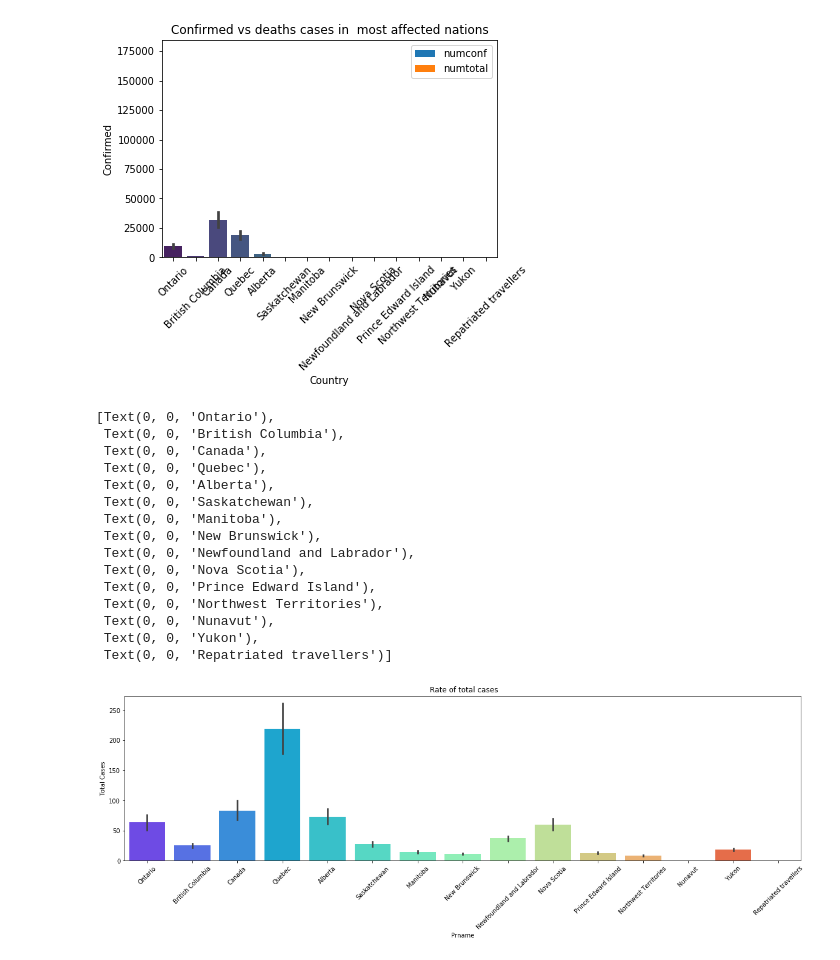
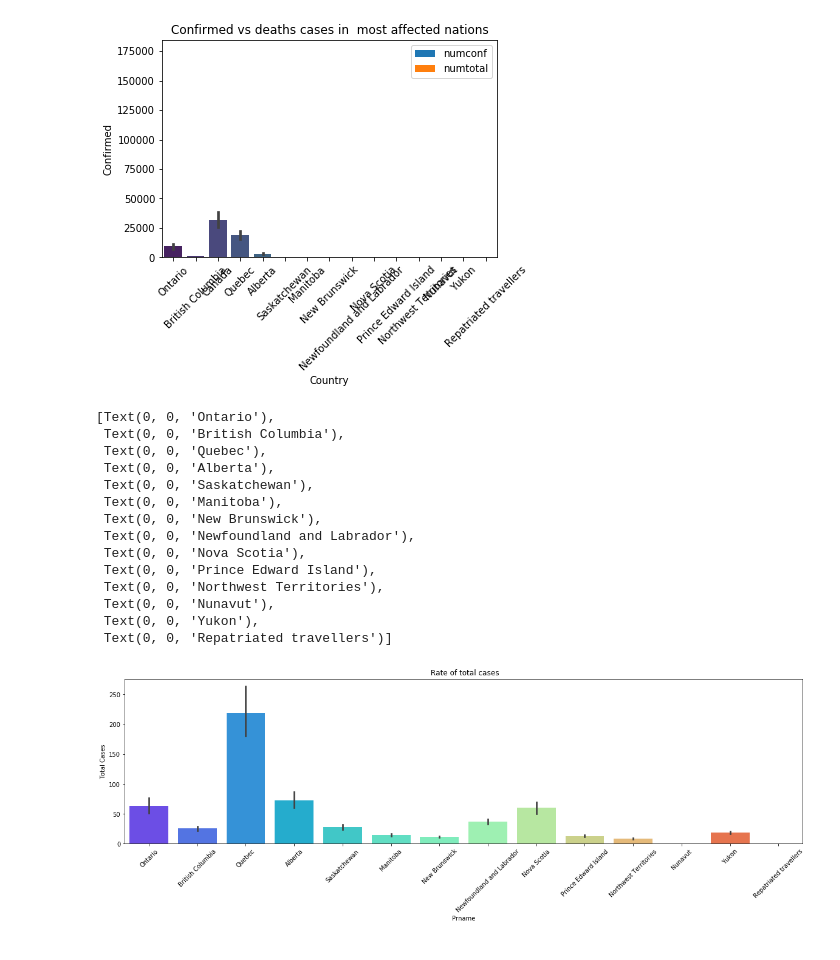
Before and after one commit to fsafarlou/CMSC6950, a Jupyter notebook: covid.ipynb, the cells around one changed output. Cells and saved outputs as stored; diff of their text form; code cells hidden in the pictures.

Commit message:
Canada is not a province

```diff
--- a/covid.ipynb
+++ b/covid.ipynb
@@ -108,32 +108,31 @@ chart.set_xticklabels(chart.get_xticklabels(), rotation=45)
  Text(0, 0, 'Repatriated travellers')]
 [figure]
 # %%
-
+df2=df[df.prname != 'Canada']
 plt.figure(figsize=(20,5))
 chart = sns.barplot(
-    data=df,
+    data=df2,
     x= 'prname',
     y = 'ratetotal',
     palette='rainbow'
 )
 chart.set(xlabel='Prname', ylabel='Total Cases', title = ' Rate of total cases')
 chart.set_xticklabels(chart.get_xticklabels(), rotation=45)
 # %% [output]
 [Text(0, 0, 'Ontario'),
  Text(0, 0, 'British Columbia'),
- Text(0, 0, 'Canada'),
  Text(0, 0, 'Quebec'),
  Text(0, 0, 'Alberta'),
  Text(0, 0, 'Saskatchewan'),
  Text(0, 0, 'Manitoba'),
  Text(0, 0, 'New Brunswick'),
  Text(0, 0, 'Newfoundland and Labrador'),
  Text(0, 0, 'Nova Scotia'),
  Text(0, 0, 'Prince Edward Island'),
  Text(0, 0, 'Northwest Territories'),
  Text(0, 0, 'Nunavut'),
  Text(0, 0, 'Yukon'),
  Text(0, 0, 'Repatriated travellers')]
-[figure, old version]
+[figure, new version]
 # %%
 Confirmed = df.groupby(['prname']).sum()
```
Also changed, not shown: parts of 3 cells of this notebook.
